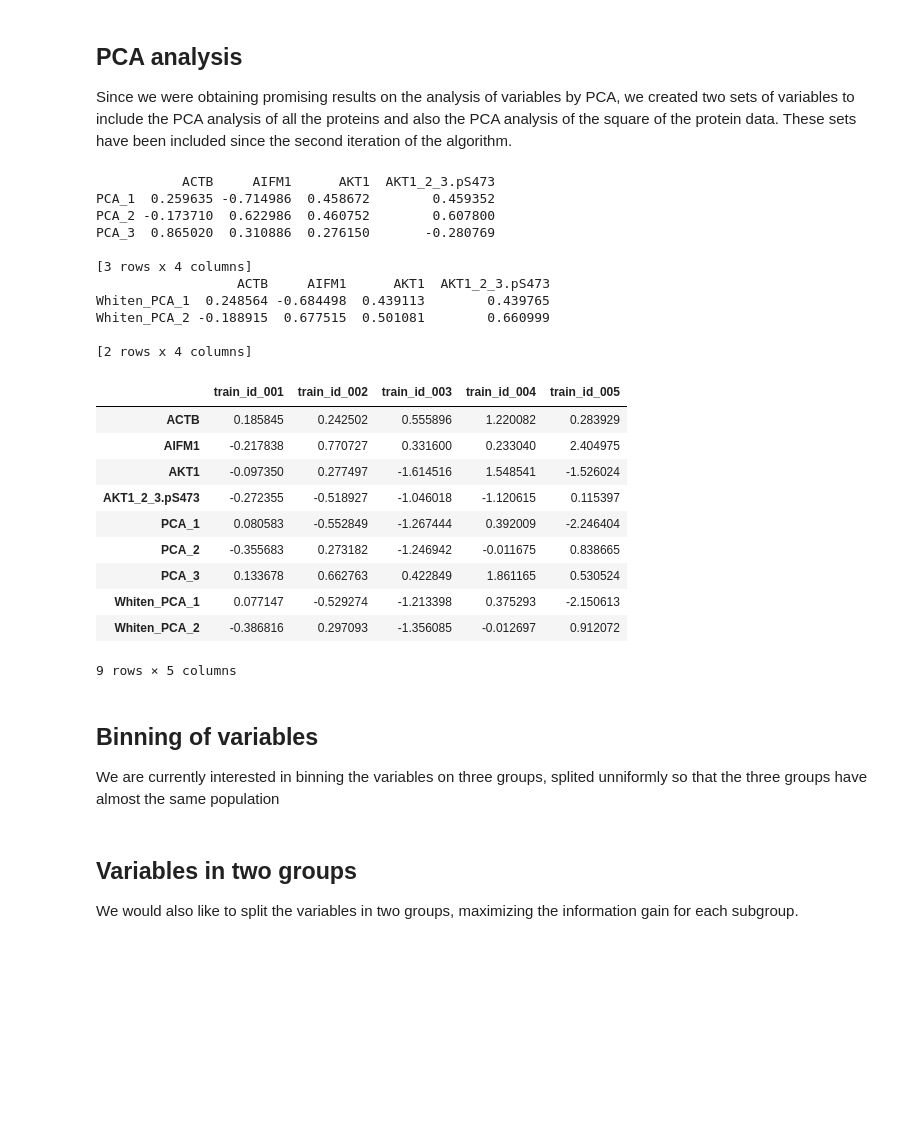
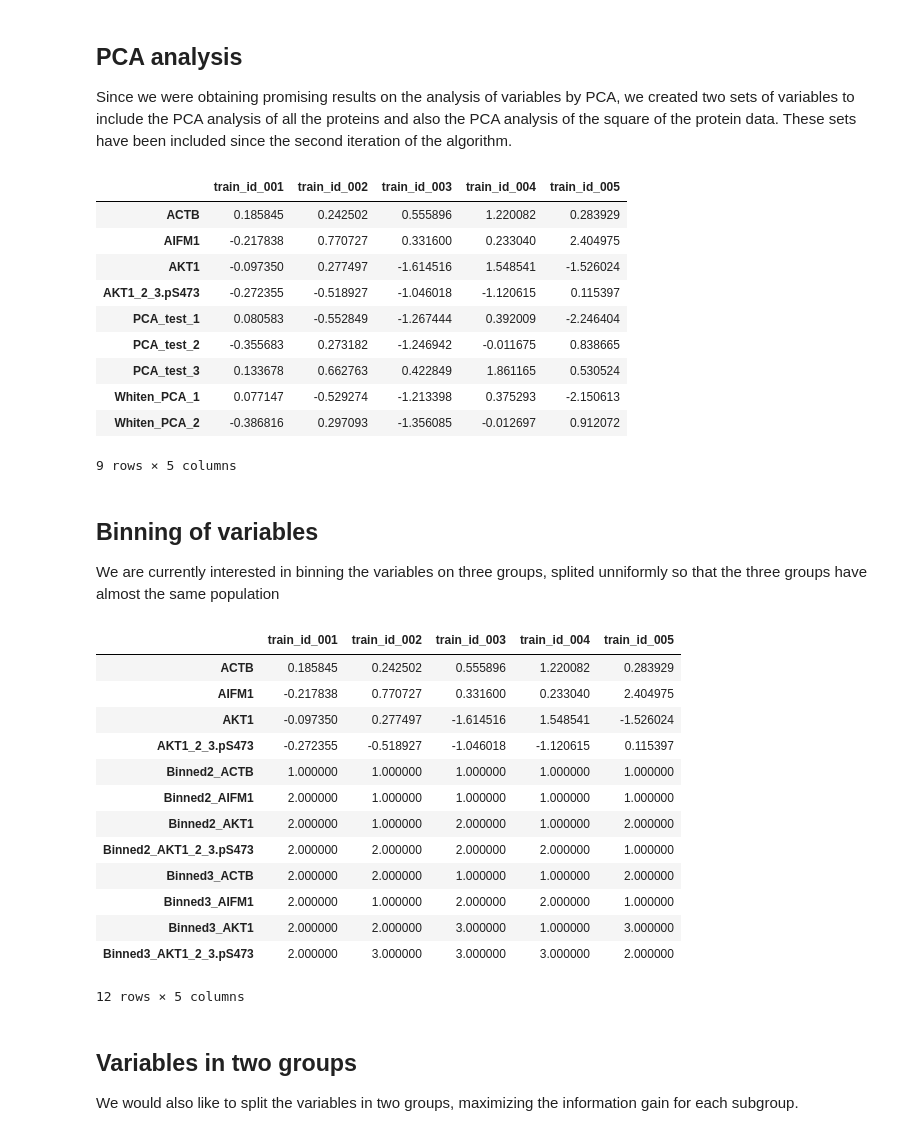
Before and after one commit to cabb99/IntroCompBio, a Jupyter notebook: PreProcessing.ipynb, the cells around one changed output. Saved outputs shown, nothing was run; the diff lists cells and outputs as text; code cells hidden in the pictures; blank space fills up the shorter version.

Commit message:
Added binning of independent variables

```diff
--- a/PreProcessing.ipynb
+++ b/PreProcessing.ipynb
@@ -202,50 +202,70 @@ pandas.concat([Trial_data[Dependent[-2:]],cutoff(Trial_data[Dependent[-2:]],130)
 ## PCA analysis
 Since we were obtaining promising results on the analysis of variables by PCA, we created two sets of variables to include the PCA analysis of all the proteins and also the PCA analysis of the square of the protein data. These sets have been included since the second iteration of the algorithm.
 # %%
-def make_pca(Table,All_Data,n,name='PCA',whiten=False):
+def make_pca(Table,All_Data,n,name='PCA_test',whiten=False):
     pca = PCA(n_components=n,whiten=whiten)
     pca.fit(All_Data[Table.keys()])
     trans_PCA=pca.transform(Table)
     #PCA components need to be saved
     components=pca.components_
     PCA_table=pandas.DataFrame(components,columns=Table.keys(),index=['%s_%i'%(name,i+1) for i in range(n)])
-    print PCA_table#pca.transform([[0,0,0,0],[1,0,0,0],[0,1,0,0],[0,0,1,0],[0,0,0,1]])
+    PCA_table.to_csv('%s_components'%name)#pca.transform([[0,0,0,0],[1,0,0,0],[0,1,0,0],[0,0,1,0],[0,0,0,1]])
     #pca.explained_variance_ratio_##pca.get_params()
     #Needs to return the PCA transformation
     return pandas.DataFrame(trans_PCA,columns=['%s_%i'%(name,i+1) for i in range(n)],index=Table.index)
 pandas.concat([Trial_data[Protein[:4]],make_pca(Trial_data[Protein[:4]],Dream9,3),make_pca(Trial_data[Protein[:4]],Dream9,2,'Whiten_PCA',True)],axis=1).T
 # %% [output]
+|  | train_id_001 | train_id_002 | train_id_003 | train_id_004 | train_id_005 |
+| ACTB | 0.185845 | 0.242502 | 0.555896 | 1.220082 | 0.283929 |
+| AIFM1 | -0.217838 | 0.770727 | 0.331600 | 0.233040 | 2.404975 |
+| AKT1 | -0.097350 | 0.277497 | -1.614516 | 1.548541 | -1.526024 |
+| AKT1_2_3.pS473 | -0.272355 | -0.518927 | -1.046018 | -1.120615 | 0.115397 |
+| PCA_test_1 | 0.080583 | -0.552849 | -1.267444 | 0.392009 | -2.246404 |
+| PCA_test_2 | -0.355683 | 0.273182 | -1.246942 | -0.011675 | 0.838665 |
+| PCA_test_3 | 0.133678 | 0.662763 | 0.422849 | 1.861165 | 0.530524 |
+| Whiten_PCA_1 | 0.077147 | -0.529274 | -1.213398 | 0.375293 | -2.150613 |
+| Whiten_PCA_2 | -0.386816 | 0.297093 | -1.356085 | -0.012697 | 0.912072 |
-           ACTB     AIFM1      AKT1  AKT1_2_3.pS473
-PCA_1  0.259635 -0.714986  0.458672        0.459352
-PCA_2 -0.173710  0.622986  0.460752        0.607800
-PCA_3  0.865020  0.310886  0.276150       -0.280769
-
-[3 rows x 4 columns]
-                  ACTB     AIFM1      AKT1  AKT1_2_3.pS473
-Whiten_PCA_1  0.248564 -0.684498  0.439113        0.439765
-Whiten_PCA_2 -0.188915  0.677515  0.501081        0.660999
-
-[2 rows x 4 columns]
+9 rows × 5 columns
-|  | train_id_001 | train_id_002 | train_id_003 | train_id_004 | train_id_005 |
-| ACTB | 0.185845 | 0.242502 | 0.555896 | 1.220082 | 0.283929 |
-| AIFM1 | -0.217838 | 0.770727 | 0.331600 | 0.233040 | 2.404975 |
-| AKT1 | -0.097350 | 0.277497 | -1.614516 | 1.548541 | -1.526024 |
-| AKT1_2_3.pS473 | -0.272355 | -0.518927 | -1.046018 | -1.120615 | 0.115397 |
-| PCA_1 | 0.080583 | -0.552849 | -1.267444 | 0.392009 | -2.246404 |
-| PCA_2 | -0.355683 | 0.273182 | -1.246942 | -0.011675 | 0.838665 |
-| PCA_3 | 0.133678 | 0.662763 | 0.422849 | 1.861165 | 0.530524 |
-| Whiten_PCA_1 | 0.077147 | -0.529274 | -1.213398 | 0.375293 | -2.150613 |
-| Whiten_PCA_2 | -0.386816 | 0.297093 | -1.356085 | -0.012697 | 0.912072 |
-9 rows × 5 columns
 # %% [markdown]
 ## Binning of variables
 We are currently interested in binning the variables on three groups, splited unniformly so that the three groups have almost the same population
-# %%
-def bin_independent(Table,n,name='Binned'):
-    pca = PCA(n_components=n)
-    pca.fit(All_Data[Table.keys()])
-    trans_PCA=pca.transform(Table)
-    return pandas.DataFrame(trans_PCA,columns=['%s_%i'%(name,i+1) for i in range(n)],index=Table.index)
+# %%
+def bin_independent(Table,All_Data,n,name='Binned'):
+    Tab=[]
+    for category in Table:
+        #Read the values from all the data
+        A=All_Data[category].values.copy()
+        #Calculate the threesholds
+        A=A[~numpy.isnan(A)]
+        A.sort()
+        Ts=[]
+        for i in range(n):
+            Ts+=[A[int(len(A)/float(n)*(i+1))-1]]
+        #Make the new Series
+        Ser=pandas.Series(Table[category].values.copy()*0,index=Table.index)
+        for t in Ts:
+            Ser=Ser+(Table[category]<=t)
+        Ser.name='%s%i_%s'%(name,n,category)
+        Tab+=[Ser]
+    return pandas.concat(Tab,axis=1)
+
+#bin_independent(Trial_data[Protein[:4]],Dream9,2)
+pandas.concat([Trial_data[Protein[:4]],bin_independent(Trial_data[Protein[:4]],Dream9,2),bin_independent(Trial_data[Protein[:4]],Dream9,3)],axis=1).T
+# %% [output]
+|  | train_id_001 | train_id_002 | train_id_003 | train_id_004 | train_id_005 |
+| ACTB | 0.185845 | 0.242502 | 0.555896 | 1.220082 | 0.283929 |
+| AIFM1 | -0.217838 | 0.770727 | 0.331600 | 0.233040 | 2.404975 |
+| AKT1 | -0.097350 | 0.277497 | -1.614516 | 1.548541 | -1.526024 |
+| AKT1_2_3.pS473 | -0.272355 | -0.518927 | -1.046018 | -1.120615 | 0.115397 |
+| Binned2_ACTB | 1.000000 | 1.000000 | 1.000000 | 1.000000 | 1.000000 |
+| Binned2_AIFM1 | 2.000000 | 1.000000 | 1.000000 | 1.000000 | 1.000000 |
+| Binned2_AKT1 | 2.000000 | 1.000000 | 2.000000 | 1.000000 | 2.000000 |
+| Binned2_AKT1_2_3.pS473 | 2.000000 | 2.000000 | 2.000000 | 2.000000 | 1.000000 |
+| Binned3_ACTB | 2.000000 | 2.000000 | 1.000000 | 1.000000 | 2.000000 |
+| Binned3_AIFM1 | 2.000000 | 1.000000 | 2.000000 | 2.000000 | 1.000000 |
+| Binned3_AKT1 | 2.000000 | 2.000000 | 3.000000 | 1.000000 | 3.000000 |
+| Binned3_AKT1_2_3.pS473 | 2.000000 | 3.000000 | 3.000000 | 3.000000 | 2.000000 |
+12 rows × 5 columns
 # %% [markdown]
 ## Variables in two groups
 We would also like to split the variables in two groups, maximizing the information gain for each subgroup.
```
